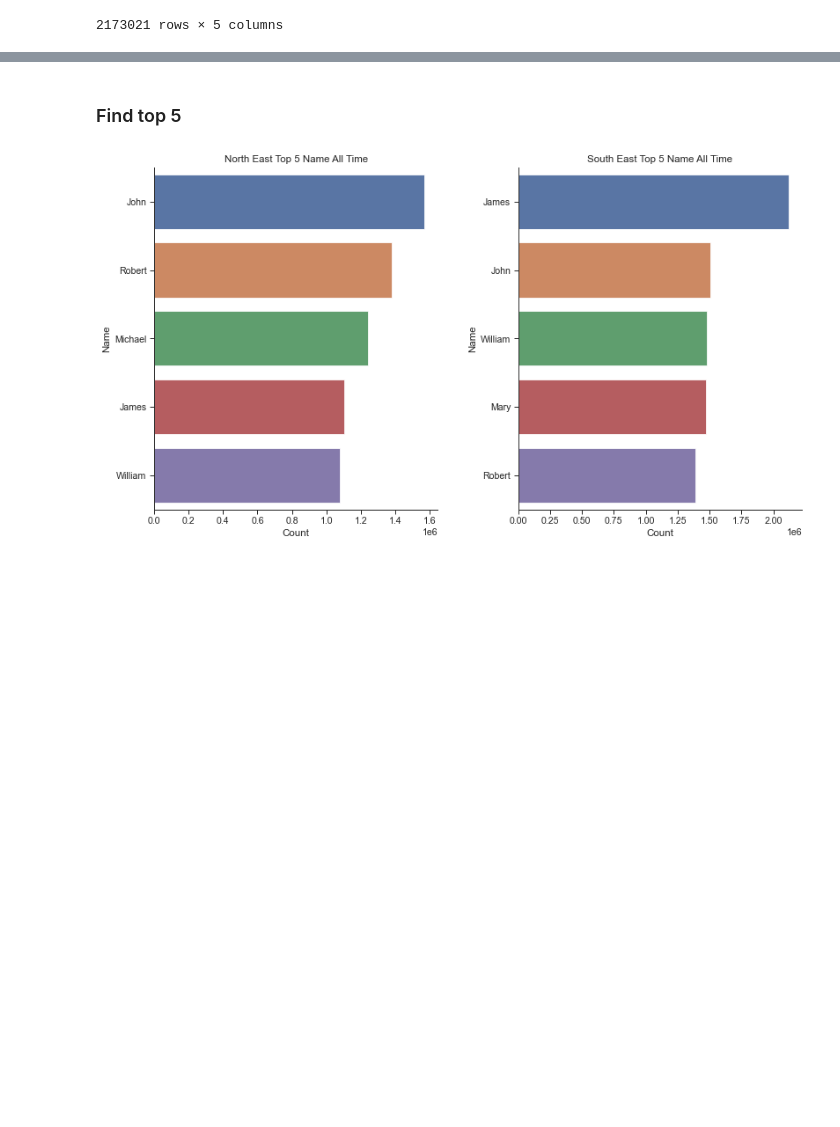
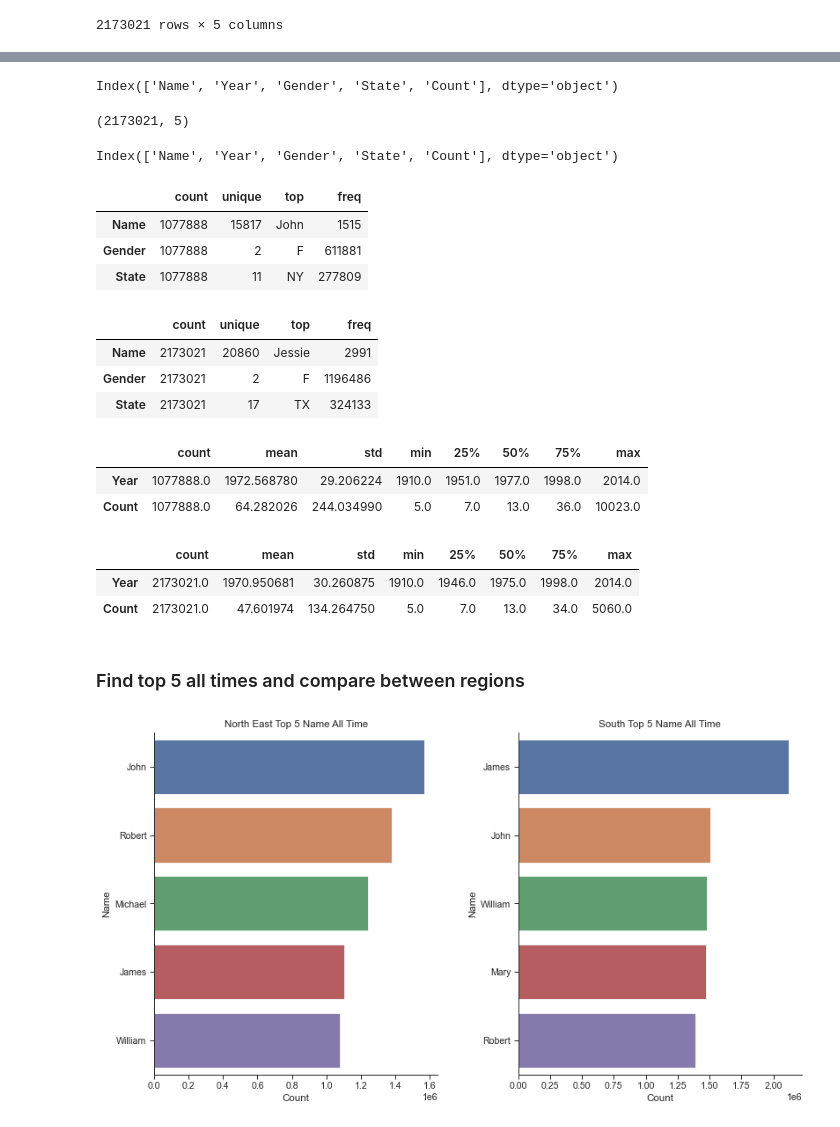
Before and after one commit to data301-2020-winter2/course-project-group_1039, a Jupyter notebook: analysis/Jamie/milestones2.ipynb, the cells around one changed output, grey strips where cells are left out. Cells and saved outputs as stored; diff of their text form; code cells hidden in the pictures; blank space fills up the shorter version.

```diff
--- a/analysis/Jamie/milestones2.ipynb
+++ b/analysis/Jamie/milestones2.ipynb
@@ -74,15 +81,69 @@ s_df
+# %%
+# We have 5 variables for each observation
+n_df.columns
+# %% [output]
+Index(['Name', 'Year', 'Gender', 'State', 'Count'], dtype='object')
+# %%
+# We see that there are more than 2 million collected record and 5 variable for each observation
+s_df.shape
+# %% [output]
+(2173021, 5)
+# %%
+# We have 5 variables for each observation
+s_df.columns
+# %% [output]
+Index(['Name', 'Year', 'Gender', 'State', 'Count'], dtype='object')
+# %%
+# General inspection
+# We see that there are 3 categorical variable in the dataframe with other 2 numerical variable (Year and Count)
+# Here, we can see that are 15817 unique names in this region
+# There are 11 states recorded that equal to total number of states in this region.
+# This means all states participates in this survey
+# It is not clear whether John is the most popular all of times since we also have a count column
+n_df.describe(include=[object]).T
+# %% [output]
+|  | count | unique | top | freq |
+| Name | 1077888 | 15817 | John | 1515 |
+| Gender | 1077888 | 2 | F | 611881 |
+| State | 1077888 | 11 | NY | 277809 |
+# %%
+# General inspection
+# We see that there are 3 categorical variable in the dataframe with other 2 numerical variable (Year and Count)
+# Here, we can see that are 20860 unique names in this region
+# There are 17 states recorded that equal to total number of states in this region.
+# This means all states participates in this survey
+# It is not clear whether Jessie is the most popular all of times since we also have a count column
+s_df.describe(include=[object]).T
+# %% [output]
+|  | count | unique | top | freq |
+| Name | 2173021 | 20860 | Jessie | 2991 |
+| Gender | 2173021 | 2 | F | 1196486 |
+| State | 2173021 | 17 | TX | 324133 |
+# %%
+# Summary on numerical values do not give any useful information. Let's skip it.
+n_df.describe().T
+# %% [output]
+|  | count | mean | std | min | 25% | 50% | 75% | max |
+| Year | 1077888.0 | 1972.568780 | 29.206224 | 1910.0 | 1951.0 | 1977.0 | 1998.0 | 2014.0 |
+| Count | 1077888.0 | 64.282026 | 244.034990 | 5.0 | 7.0 | 13.0 | 36.0 | 10023.0 |
+# %%
+# Same for south. Let's skip it
+s_df.describe().T
+# %% [output]
+|  | count | mean | std | min | 25% | 50% | 75% | max |
+| Year | 2173021.0 | 1970.950681 | 30.260875 | 1910.0 | 1946.0 | 1975.0 | 1998.0 | 2014.0 |
+| Count | 2173021.0 | 47.601974 | 134.264750 | 5.0 | 7.0 | 13.0 | 34.0 | 5060.0 |
 # %% [markdown]
-### Find top 5
+### Find top 5 all times and compare between regions
 # %%
 # For the north east
 n_name = (n_df.groupby(by="Name")
               .aggregate("sum")
               .drop(columns=["Year"]) # We do not analyze with time
-#               .assign(Region=lambda x: ["NE" for n in x["Name"]])
               .sort_values(by="Count")
               .reset_index()
          )
-top5_n,low5_n = n_name.tail().reset_index(drop=True), n_name.head()
+top5_n,low5_n = n_name.tail().reset_index(drop=True).sort_index(ascending=False), n_name.head()
 
 # For the south
 s_name = (s_df.groupby(by="Name")
@@ -91,33 +152,33 @@ s_name = (s_df.groupby(by="Name")
               .sort_values(by="Count")
               .reset_index()
          )
-top5_s,low5_s = s_name.tail().reset_index(drop=True), n_name.head()
+top5_s,low5_s = s_name.tail().reset_index(drop=True).sort_index(ascending=False), n_name.head()
 # %%
 # Check similarity between 2 regions
 sns.set_theme(context="paper", style="ticks",  font_scale=1.2)
 
 
 fig, ax = plt.subplots(nrows=1, ncols=2, figsize=(12,7))
 # North graph
 north = sns.barplot(y="Name",
             x="Count",
             data=top5_n,
-            order=reversed(list(top5_n["Name"])),
+            order=top5_n["Name"],
             ax=ax[0]
             )
 north.set_title("North East Top 5 Name All Time")
 
 # South graph
 south = sns.barplot(y="Name",
             x="Count",
             data=top5_s,
-            order=reversed(list(top5_s["Name"])),
+            order=top5_s["Name"],
             ax=ax[1])
-south.set_title("South East Top 5 Name All Time")
+south.set_title("South Top 5 Name All Time")
 
 # Show plot
 sns.despine()
 fig.tight_layout(pad=3.0)
 plt.show()
 # %% [output]
-[figure, old version]
+[figure, new version]
```
Also changed, not shown: parts of 14 cells of this notebook.
